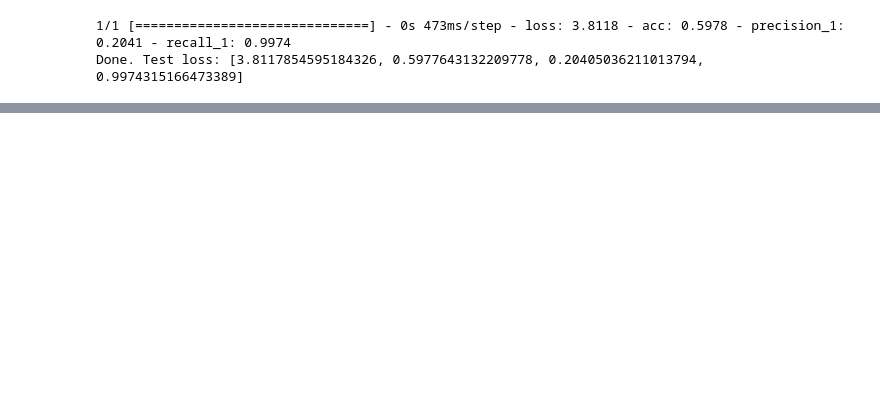
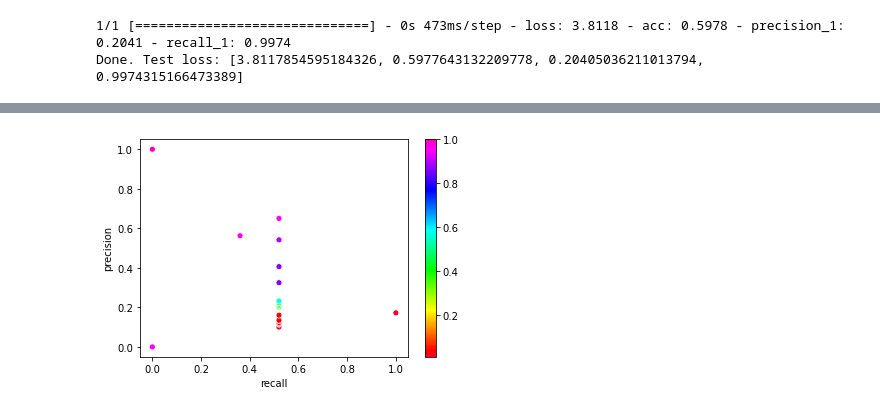
Before and after one commit to CSCCNY/final-project-faultdetection-cnny, a Jupyter notebook: Notebooks/GCN- Multiple graphs input-Cheb.ipynb, the cells around one changed output, grey strips where cells are left out. Cells and saved outputs as stored; diff of their text form; code cells hidden in the pictures; blank space fills up the shorter version.

```diff
--- a/Notebooks/GCN- Multiple graphs input-Cheb.ipynb
+++ b/Notebooks/GCN- Multiple graphs input-Cheb.ipynb
@@ -462,0 +686,40 @@ for test_data in dataset_tr:
+# %%
+import numpy as np
+from sklearn import metrics
+
+
+# for test_data in dataset_te:
+test_data=dataset_te[0]
+X_te = test_data.x
+A_te = test_data.a
+y_te = test_data.y
+y_pred = model.predict([X_te, A_te, A_te],batch_size=X_te.shape[0])
+
+# fpr, tpr, thresholds = metrics.roc_curve(y_te, y_pred)
+# %%
+test_data=dataset_te[1]
+X_te = test_data.x
+A_te = test_data.a
+y_te = test_data.y
+y_pred1 = model.predict([X_te, A_te, A_te],batch_size=X_te.shape[0])
+# %%
+import seaborn as sns
+from sklearn.metrics import roc_curve, precision_recall_curve
+from matplotlib import pyplot
+
+precision, recall, thre = precision_recall_curve(y_te, y_pred)
+thres = thre.tolist() + [1]
+df_prec = pd.DataFrame({'precision': precision, 'recall': recall, 'threshold': thres})
+ax = sns.scatterplot(data=df_prec, x="recall", y="precision", hue="threshold", palette='gist_rainbow')
+
+norm = plt.Normalize(min(thres), max(thres))
+sm = plt.cm.ScalarMappable(cmap="gist_rainbow", norm=norm)
+sm.set_array([])
+
+# Remove the legend and add a colorbar
+ax.get_legend().remove()
+ax.figure.colorbar(sm)
+
+plt.show()
+# %% [output]
+[figure, added]
```
Also changed, not shown: parts of 21 cells of this notebook.
